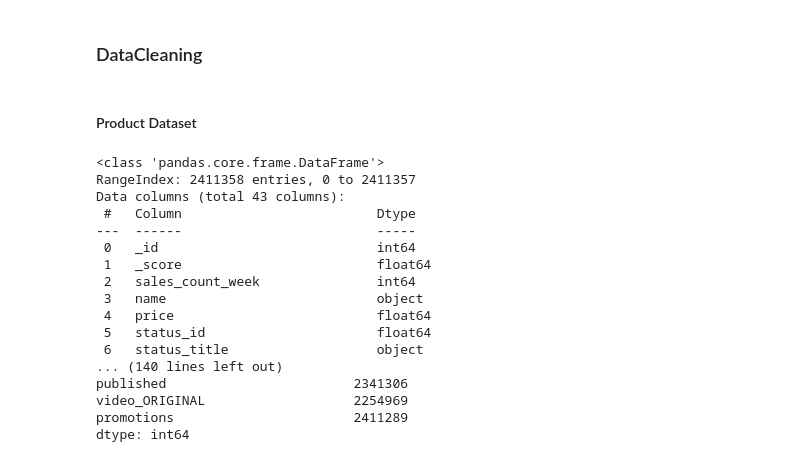
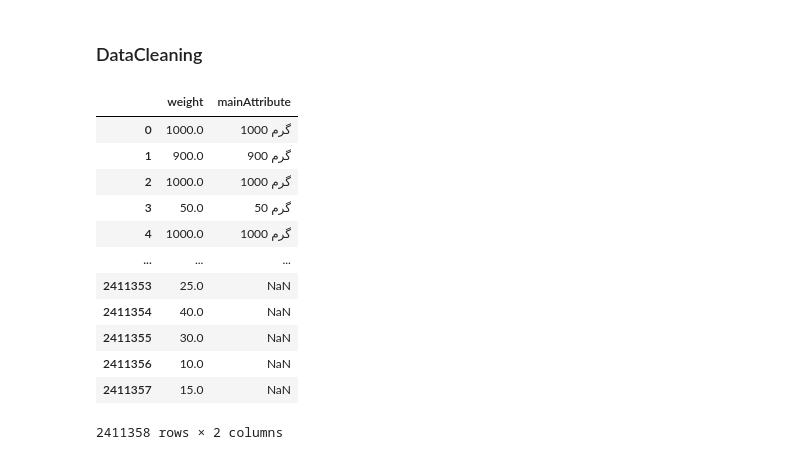
Before and after one commit to AmiinGholami/Basalam, a Jupyter notebook: Project.ipynb, the cells around one changed output. Cells and saved outputs as stored; diff of their text form; code cells hidden in the pictures.

```diff
--- a/Project.ipynb
+++ b/Project.ipynb
@@ -96,26 +24,2 @@ plt.show()
 # %% [markdown]
 ### DataCleaning
-# %% [markdown]
-#### Product Dataset
-# %%
-print(df_products.info())
-print(df_products.describe())
-print(df_products.isnull().sum())
-# %% [output]
-<class 'pandas.core.frame.DataFrame'>
-RangeIndex: 2411358 entries, 0 to 2411357
-Data columns (total 43 columns):
- #   Column                         Dtype
----  ------                         -----
- 0   _id                            int64
- 1   _score                         float64
- 2   sales_count_week               int64
- 3   name                           object
- 4   price                          float64
- 5   status_id                      float64
- 6   status_title                   object
-... (140 lines left out)
-published                        2341306
-video_ORIGINAL                   2254969
-promotions                       2411289
-dtype: int64
@@ -124,0 +26,17 @@ for col in ['isFreeShipping', 'IsAvailable', 'IsSaleable']:
+# %%
+df_weight = df_products[['weight', 'mainAttribute']]
+df_weight
+# %% [output]
+|  | weight | mainAttribute |
+| 0 | 1000.0 | 1000 گرم |
+| 1 | 900.0 | 900 گرم |
+| 2 | 1000.0 | 1000 گرم |
+| 3 | 50.0 | 50 گرم |
+| 4 | 1000.0 | 1000 گرم |
+| ... | ... | ... |
+| 2411353 | 25.0 | NaN |
+| 2411354 | 40.0 | NaN |
+| 2411355 | 30.0 | NaN |
+| 2411356 | 10.0 | NaN |
+| 2411357 | 15.0 | NaN |
+2411358 rows × 2 columns
```
Also changed, not shown: parts of 25 cells of this notebook.
